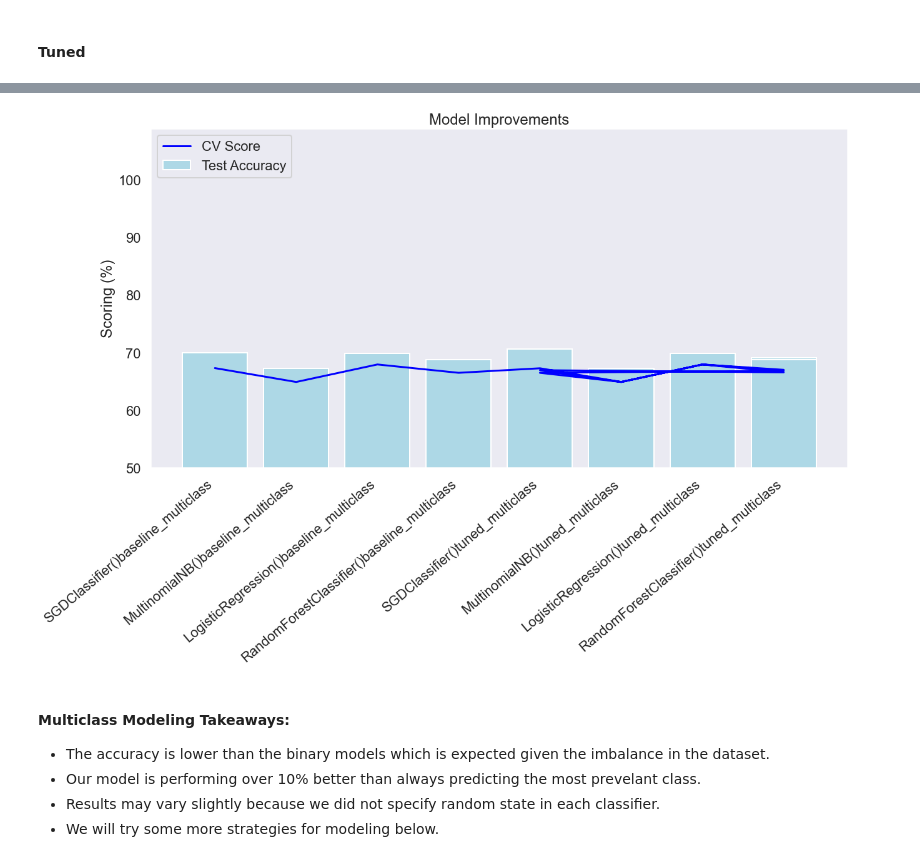
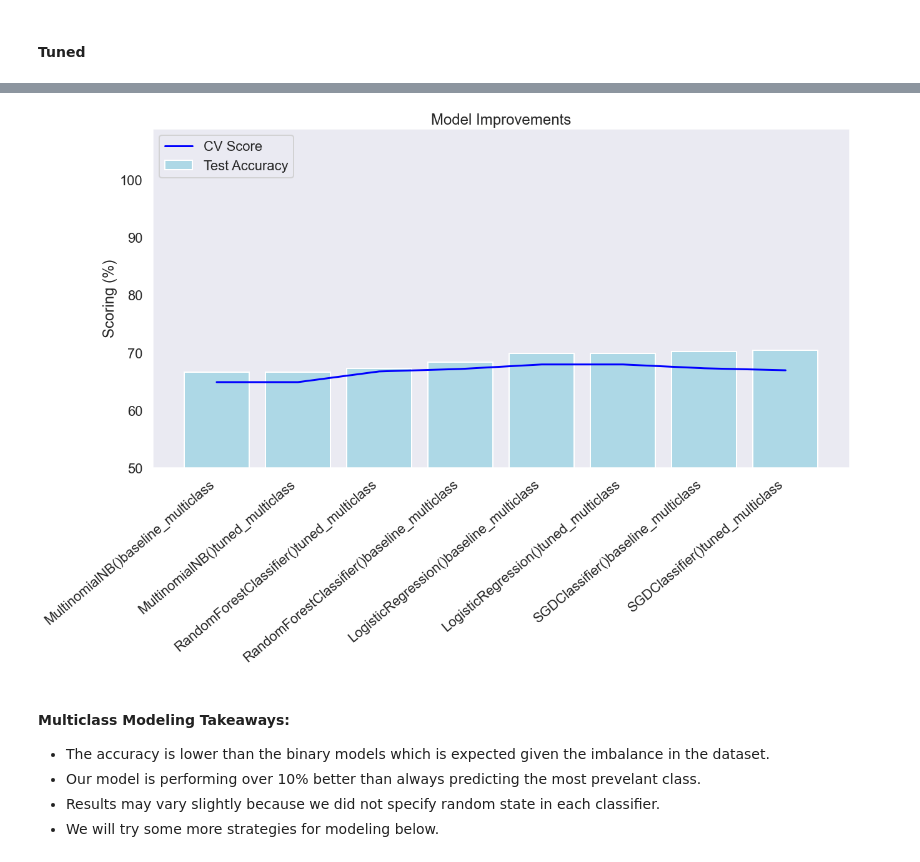
Before and after one commit to ValeriaVF/Twitter-Sentiment-Analysis-Using-NLP, a Jupyter notebook: index.ipynb, the cells around one changed output, grey strips where cells are left out. Cells and saved outputs as stored; diff of their text form; code cells hidden in the pictures.

```diff
--- a/index.ipynb
+++ b/index.ipynb
@@ -463,7 +454,7 @@ sgd_mc = Pipeline([('vect', CountVectorizer(ngram_range=(1,2))),
                ('clf', SGDClassifier())
               ])
 # Baseline Naive Bayes
-naive_mc = Pipeline([('vect', CountVectorizer(ngram_range=(2,2))),
+naive_mc = Pipeline([('vect', CountVectorizer(ngram_range=(1,2))),
                ('tfidf', TfidfTransformer()),
                ('clf', MultinomialNB()),
               ])
@@ -485,10 +476,11 @@ multiclass_models = [sgd_mc, naive_mc, lin_reg_mc, rfc_mc]
 metric_table_multi = pd.DataFrame(columns=['Model', 'CV Score', 'Test Accuracy', 'Type'])
 # %%
 # Looping through baseline models and attaching scores to metric table
+i = 0
 for model in multiclass_models:
-    row = vg.run_model(model, metric_table_multi, clean_df['joined_tokens'], clean_df['emotion_num'], 'baseline_multiclass', join_str=False)
+    row = vg.run_model(model, metric_table_multi, clean_df['joined_tokens'], clean_df['emotion_num'], 'baseline_multiclass', join_str=False, index=i)
     metric_table_multi = pd.concat([row])
-
+    i =+ 1
 metric_table_multi
 # %% [output]
 |  | Model | CV Score | Test Accuracy | Type |
@@ -505,7 +497,7 @@ sgd_tuned_mc = Pipeline([('vect', CountVectorizer(ngram_range=(1,2))),
                ('clf', SGDClassifier(loss='modified_huber'))
               ])
 # Baseline Naive Bayes
-naive_tuned_mc = Pipeline([('vect', CountVectorizer(ngram_range=(2,2))),
+naive_tuned_mc = Pipeline([('vect', CountVectorizer(ngram_range=(1,2))),
                ('tfidf', TfidfTransformer()),
                ('clf', MultinomialNB()),
               ])
@@ -524,9 +516,11 @@ rfc_tuned_mc = Pipeline([('vect', CountVectorizer(ngram_range=(1,2))),
 multiclass_models_tuned = [sgd_tuned_mc, naive_tuned_mc, lin_reg_tuned_mc, rfc_tuned_mc]
 # %%
 # Looping through tuned models and attaching scores to metric table
+i = 4
 for model in multiclass_models_tuned:
-    row = vg.run_model(model, metric_table_multi, clean_df['joined_tokens'], clean_df['emotion_num'], 'tuned_multiclass', join_str=False)
+    row = vg.run_model(model, metric_table_multi, clean_df['joined_tokens'], clean_df['emotion_num'], 'tuned_multiclass', join_str=False, index=i)
     metric_table_multi = pd.concat([row])
+    i =+ 1
 
 metric_table_multi
 # %% [output]
@@ -550,8 +536,8 @@ metric_table_multi
 # %%
 # Plotting all the multiclass models
-vg.plot_models(metric_table_multi)
+vg.plot_models(metric_table_multi.sort_values('Test Accuracy'))
 # %% [output]
-[figure, old version]
+[figure, new version]
 # %% [markdown]
 #### Multiclass Modeling Takeaways:
 - The accuracy is lower than the binary models which is expected given the imbalance in the dataset.
```
Also changed, not shown: parts of 33 cells of this notebook, 4 other files.
